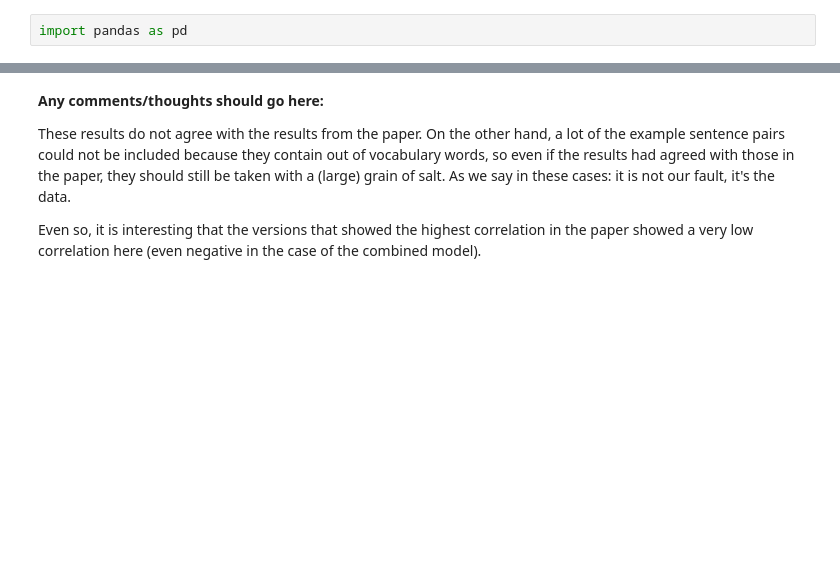
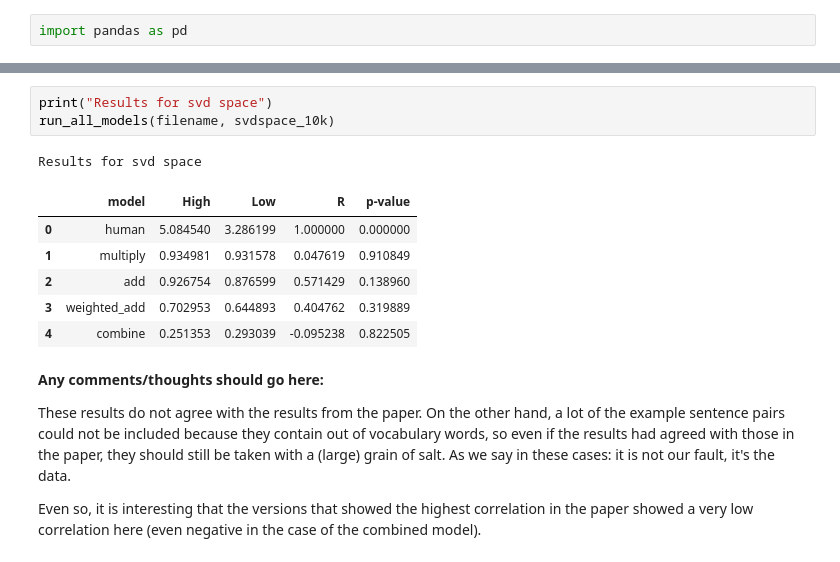
Before and after one commit to Devix71/computational-semantics, a Jupyter notebook: assignments/02-vector-semantics/vector_semantics.ipynb, the cells around one changed output, grey strips where cells are left out. Cells and saved outputs as stored; diff of their text form; blank space fills up the shorter version.

```diff
--- a/assignments/02-vector-semantics/vector_semantics.ipynb
+++ b/assignments/02-vector-semantics/vector_semantics.ipynb
@@ -712,3 +620,14 @@ add.probe()
+# %%
+print("Results for svd space")
+run_all_models(filename, svdspace_10k)
+# %% [output]
+Results for svd space
+|  | model | High | Low | R | p-value |
+| 0 | human | 5.084540 | 3.286199 | 1.000000 | 0.000000 |
+| 1 | multiply | 0.934981 | 0.931578 | 0.047619 | 0.910849 |
+| 2 | add | 0.926754 | 0.876599 | 0.571429 | 0.138960 |
+| 3 | weighted_add | 0.702953 | 0.644893 | 0.404762 | 0.319889 |
+| 4 | combine | 0.251353 | 0.293039 | -0.095238 | 0.822505 |
 # %% [markdown]
 **Any comments/thoughts should go here:**
 
```
Also changed, not shown: parts of 21 cells of this notebook, 2 other files.
